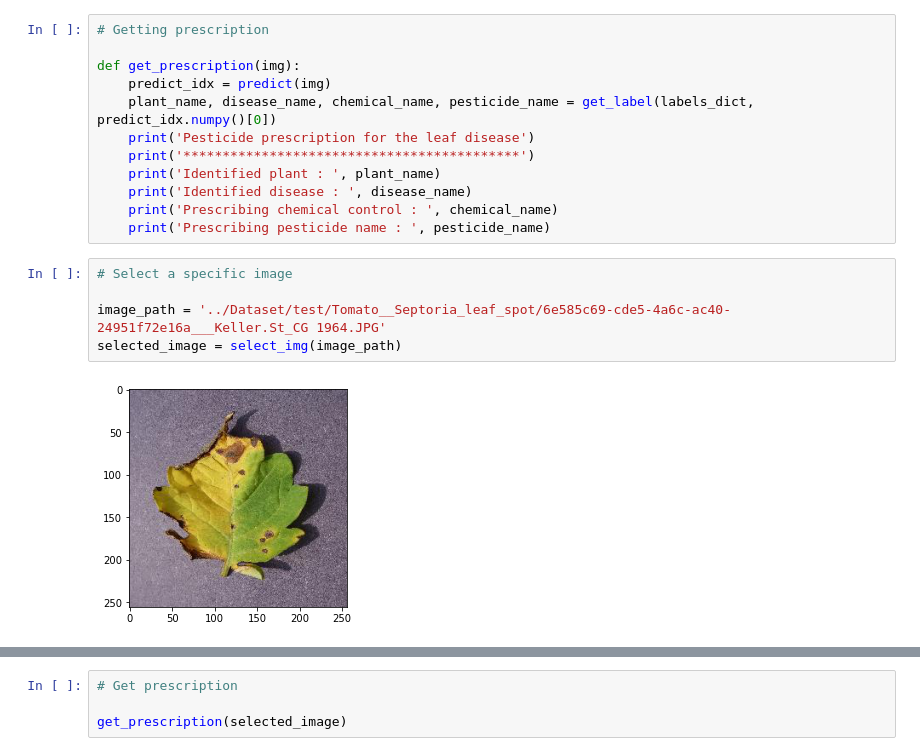
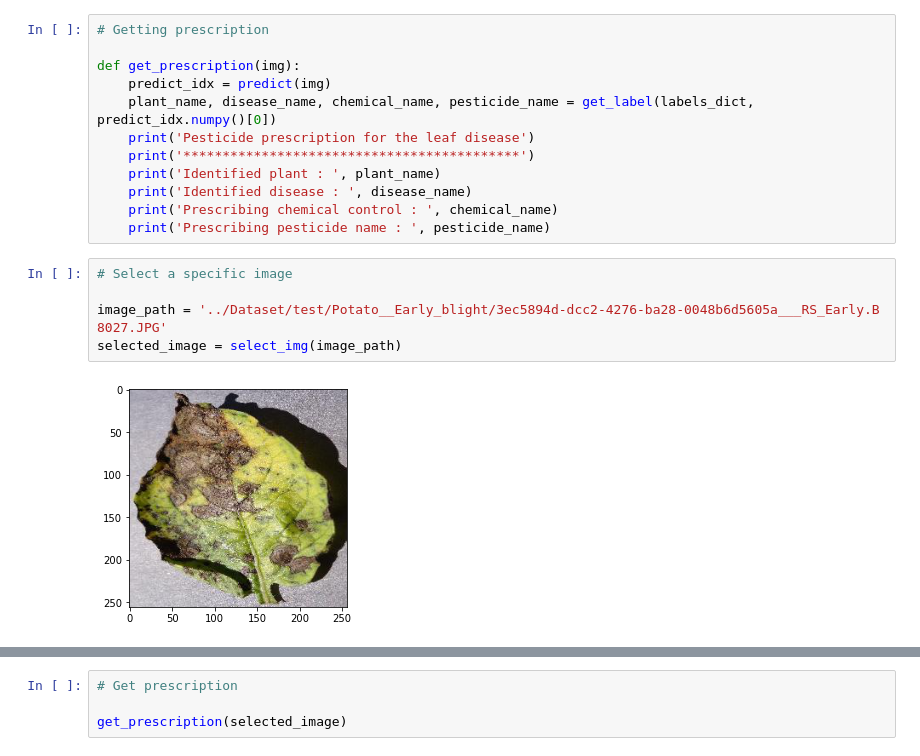
Before and after one commit to Sangeevan/Pesticides_Prescription_For_Leaf_Diseases_Of_Crops, a Jupyter notebook: Testing_Pesticides_Prescription_For_Leaf_Diseases_Of_Crops.ipynb, the cells around one changed output, grey strips where cells are left out. Cells and saved outputs as stored; diff of their text form.

```diff
--- a/Testing_Pesticides_Prescription_For_Leaf_Diseases_Of_Crops.ipynb
+++ b/Testing_Pesticides_Prescription_For_Leaf_Diseases_Of_Crops.ipynb
@@ -150,10 +150,10 @@ def get_prescription(img):
 # %%
 # Select a specific image
 
-image_path = '../Dataset/test/Tomato__Septoria_leaf_spot/6e585c69-cde5-4a6c-ac40-24951f72e16a___Keller.St_CG 1964.JPG'
+image_path = '../Dataset/test/Potato__Early_blight/3ec5894d-dcc2-4276-ba28-0048b6d5605a___RS_Early.B 8027.JPG'
 selected_image = select_img(image_path)
 # %% [output]
-[figure, old version]
+[figure, new version]
 # %%
 # Select a random image
 
```
Also changed, not shown: parts of 1 cell of this notebook.
